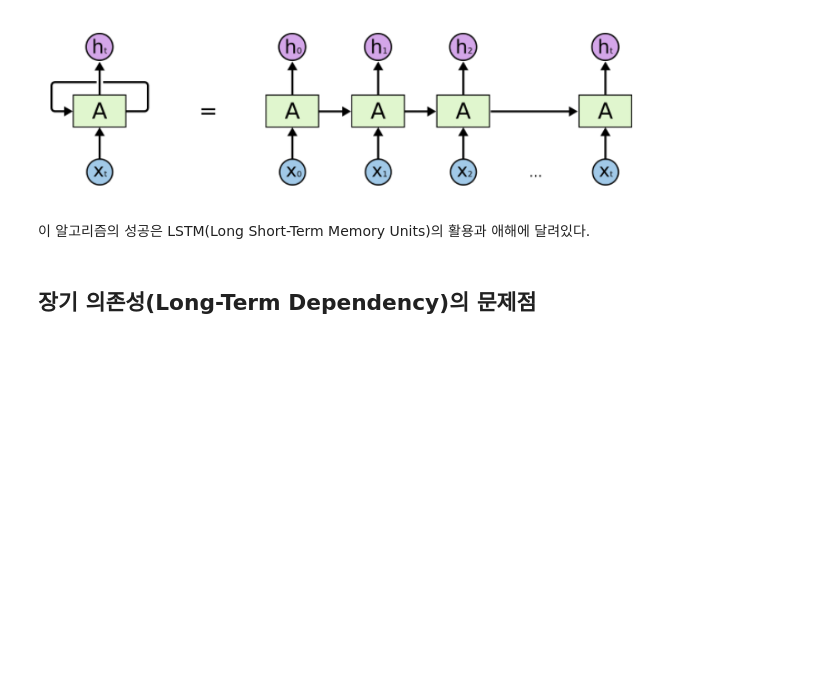
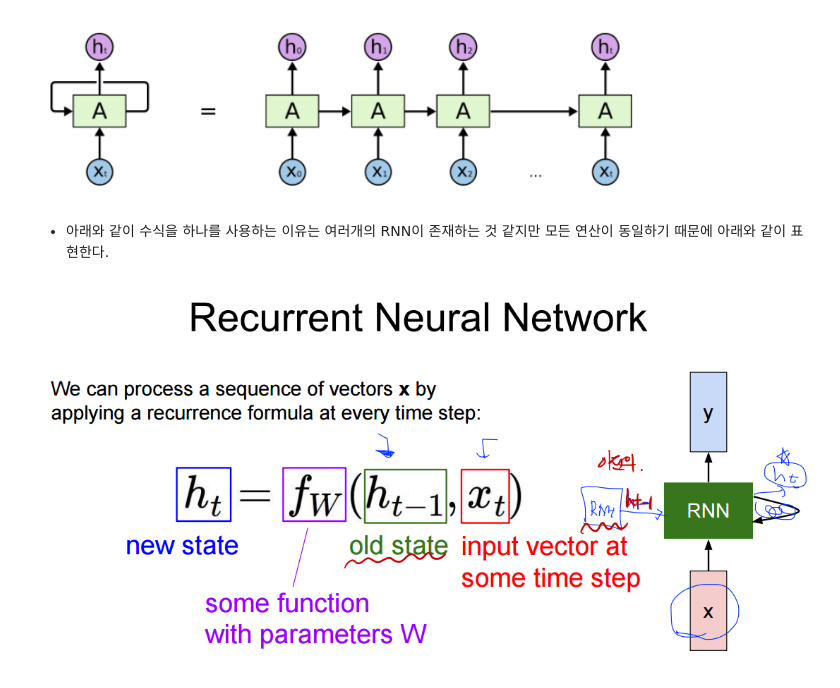
Before and after one commit to byungjun0689/DataScience, a Jupyter notebook: 9. Study wtih JJak/2. Deep Learning/0511_CNN_RNN/RNN.ipynb, the cells around one changed output. Cells and saved outputs as stored; diff of their text form; code cells hidden in the pictures; blank space fills up the shorter version.

```diff
--- a/9. Study wtih JJak/2. Deep Learning/0511_CNN_RNN/RNN.ipynb
+++ b/9. Study wtih JJak/2. Deep Learning/0511_CNN_RNN/RNN.ipynb
@@ -26,7 +30,9 @@ Image(filename="img/1.PNG", width=300)
 Image(filename="img/2.PNG", width=600)
 # %% [output]
 [figure]
-# %% [markdown]
-이 알고리즘의 성공은 LSTM(Long Short-Term Memory Units)의 활용과 애해에 달려있다.
-# %% [markdown]
-## 장기 의존성(Long-Term Dependency)의 문제점
+# %% [markdown]
+ - 아래와 같이 수식을 하나를 사용하는 이유는 여러개의 RNN이 존재하는 것 같지만 모든 연산이 동일하기 때문에 아래와 같이 표현한다.
+# %%
+Image(filename="img/RNN/1.PNG")
+# %% [output]
+[figure, added]
```
Also changed, not shown: parts of 8 cells of this notebook, 4 other files.
